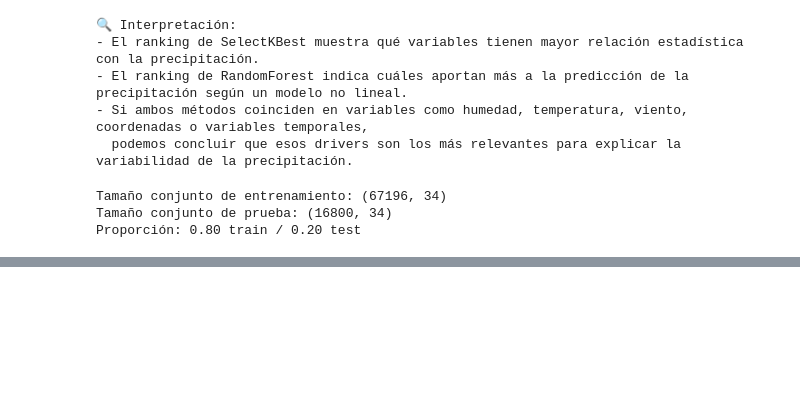
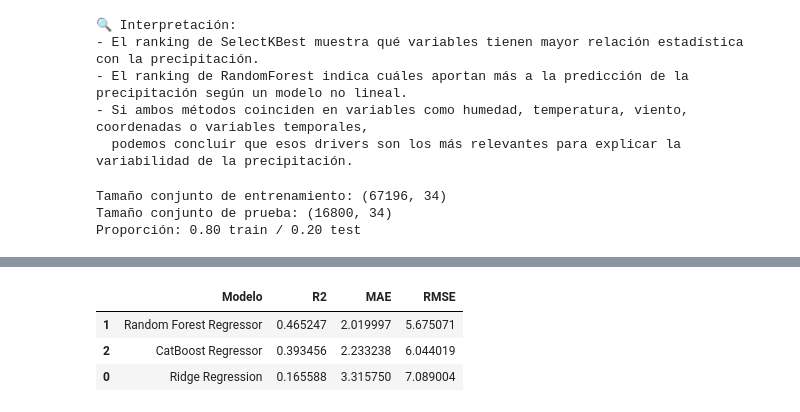
Before and after one commit to IvanSerem/ds2-proyecto-agricola, a Jupyter notebook: DataScienceII.ipynb, the cells around one changed output, grey strips where cells are left out. Drawn from its saved outputs; the diff is of its cells as text; code cells hidden in the pictures; blank space fills up the shorter version.

```diff
--- a/DataScienceII.ipynb
+++ b/DataScienceII.ipynb
@@ -2331,0 +2550,80 @@ Proporción: 0.80 train / 0.20 test
+# %%
+# =====================================
+# ELECCIÓN Y ENTRENAMIENTO DEL ALGORITMO
+# Dataset enriquecido con variables sintéticas
+# =====================================
+
+from sklearn.linear_model import Ridge
+from sklearn.ensemble import RandomForestRegressor
+from catboost import CatBoostRegressor
+from sklearn.metrics import r2_score, mean_absolute_error, mean_squared_error
+import numpy as np
+import pandas as pd
+
+# -------------------------------------
+# Función de evaluación
+# -------------------------------------
+def evaluar_modelo(nombre, y_real, y_pred):
+    r2 = r2_score(y_real, y_pred)
+    mae = mean_absolute_error(y_real, y_pred)
+    rmse = np.sqrt(mean_squared_error(y_real, y_pred))
+
+    print(f"📊 {nombre}")
+    print(f"R²:   {r2:.4f}")
+    print(f"MAE:  {mae:.4f}")
+    print(f"RMSE: {rmse:.4f}\n")
+
+    return {"Modelo": nombre, "R2": r2, "MAE": mae, "RMSE": rmse}
+
+# -------------------------------------
+# 1️⃣ Modelo lineal: Ridge Regression
+# -------------------------------------
+ridge = Ridge(alpha=1.0, random_state=42)
+ridge.fit(X_train, y_train)
+y_pred_ridge = ridge.predict(X_test)
+
+# -------------------------------------
+# 2️⃣ Modelo no lineal: Random Forest Regressor
+# -------------------------------------
+rf = RandomForestRegressor(
+    n_estimators=200,
+    random_state=42,
+    n_jobs=-1
+)
+rf.fit(X_train, y_train)
+y_pred_rf = rf.predict(X_test)
+
+# -------------------------------------
+# 3️⃣ Modelo boosting: CatBoost Regressor
+# -------------------------------------
+cat = CatBoostRegressor(
+    iterations=500,
+    learning_rate=0.05,
+    depth=8,
+    random_state=42,
+    verbose=0
+)
+cat.fit(X_train, y_train)
+y_pred_cat = cat.predict(X_test)
+
+# -------------------------------------
+# 4️⃣ Evaluación de modelos
+# -------------------------------------
+print("=== RESULTADOS DEL MODELADO CON VARIABLES SINTÉTICAS ===\n")
+
+ridge_metrics = evaluar_modelo("Ridge Regression", y_test, y_pred_ridge)
+rf_metrics = evaluar_modelo("Random Forest Regressor", y_test, y_pred_rf)
+cat_metrics = evaluar_modelo("CatBoost Regressor", y_test, y_pred_cat)
+
+# -------------------------------------
+# 5️⃣ Tabla comparativa final
+# -------------------------------------
+resultados_modelos = pd.DataFrame([
+    ridge_metrics,
+    rf_metrics,
+    cat_metrics
+])
+
+print("=== TABLA COMPARATIVA ===")
+display(resultados_modelos.sort_values(by="R2", ascending=False))
+# %% [output]
@@ -2331,0 +2648,4 @@ Proporción: 0.80 train / 0.20 test
+|  | Modelo | R2 | MAE | RMSE |
+| 1 | Random Forest Regressor | 0.465247 | 2.019997 | 5.675071 |
+| 2 | CatBoost Regressor | 0.393456 | 2.233238 | 6.044019 |
+| 0 | Ridge Regression | 0.165588 | 3.315750 | 7.089004 |
```
Also changed, not shown: parts of 20 cells of this notebook.
